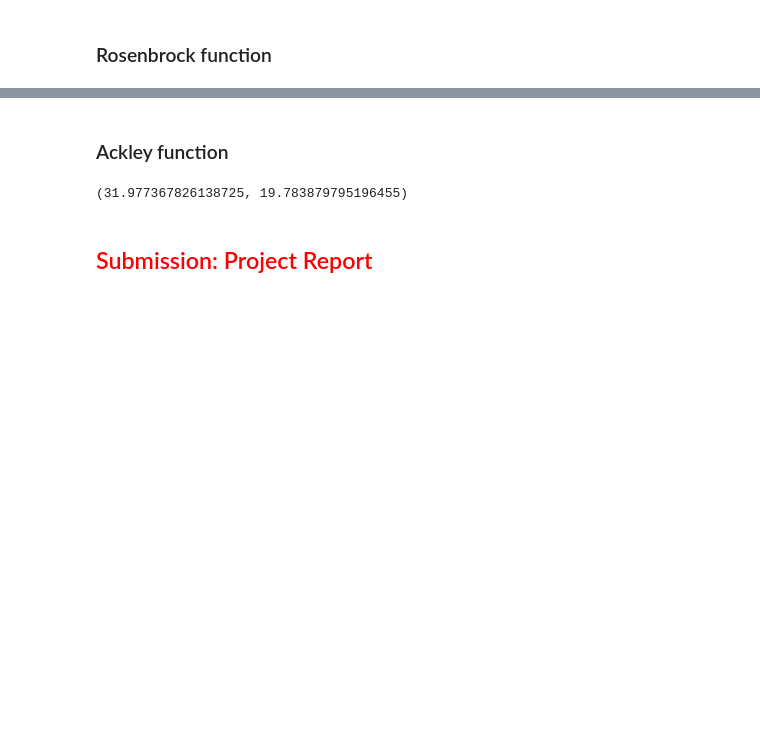
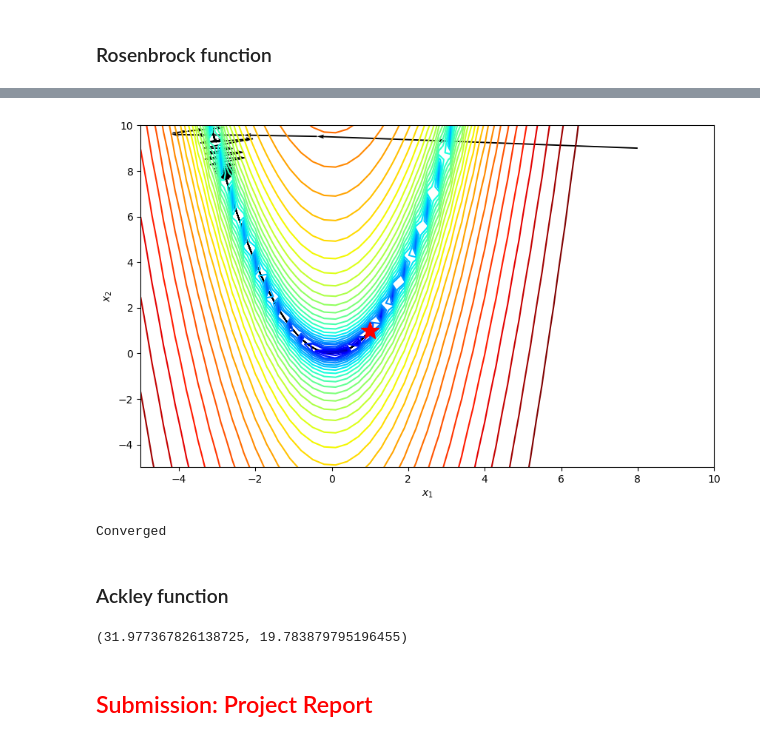
Before and after one commit to isaacdsloan/ee127_project, a Jupyter notebook: opt_algos.ipynb, the cells around one changed output, grey strips where cells are left out. Saved outputs shown, nothing was run; the diff lists cells and outputs as text; code cells hidden in the pictures; blank space fills up the shorter version.

```diff
--- a/opt_algos.ipynb
+++ b/opt_algos.ipynb
@@ -544,5 +562,11 @@ ans.get_min_errs()
 # %% [markdown]
 ### Rosenbrock function
+# %%
+def new_lr(t):
+    if t < 5000:
+        return 3e-5
+    else:
+        return 5e-4
 # %%
 # Replace parameters here
 params = dict(
@@ -557,3 +583,12 @@ ans.get_min_errs()
+# %%
+ans.path2d()
+# %% [output]
+[figure, added]
+# %%
+if eps[0] <= 1e-7 and eps[1] < 1e-14:
+    print("Converged")
+# %% [output]
+Converged
 # %% [markdown]
 ### Ackley function
 # %%
```
Also changed, not shown: parts of 17 cells of this notebook.
